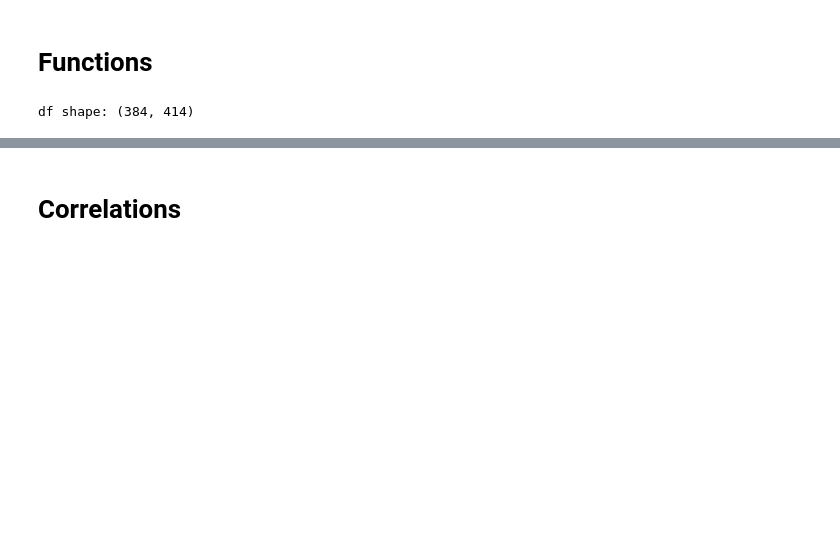
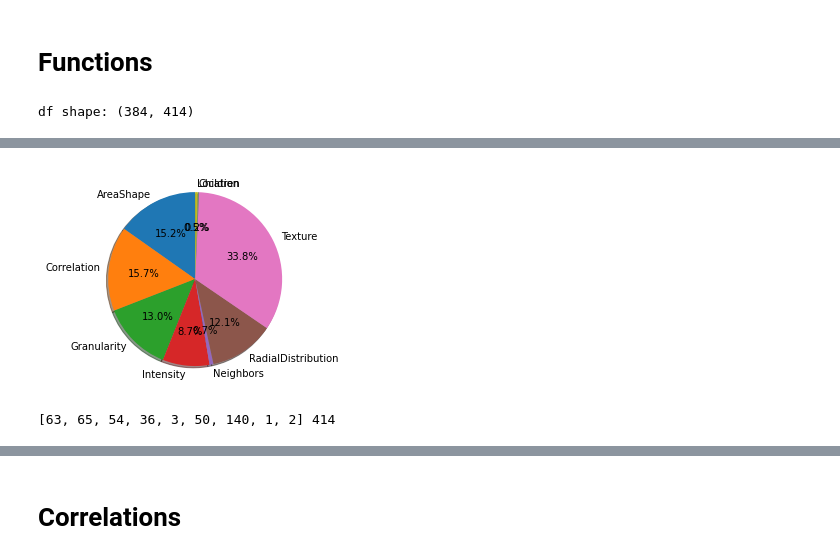
Before and after one commit to broadinstitute/NeuroPainting, a Jupyter notebook: analysis/STEM1_01_eda.ipynb, the cells around one changed output, grey strips where cells are left out. Cells and saved outputs as stored; diff of their text form; code cells hidden in the pictures; blank space fills up the shorter version.

```diff
--- a/analysis/STEM1_01_eda.ipynb
+++ b/analysis/STEM1_01_eda.ipynb
@@ -121,0 +174,20 @@ df shape: (384, 414)
+# %%
+# Features by feature type
+all_features = data_by_well.columns.tolist()
+all_feature_types = [i.split('_')[1] for i in all_features]
+all_feature_types = Counter(all_feature_types)
+labels = []
+sizes = []
+
+fig1, ax1 = plt.subplots()
+for x,y in all_feature_types.items():
+    labels.append(x)
+    sizes.append(y)
+
+ax1.pie(sizes, labels=labels, autopct='%1.1f%%',
+        shadow=True, startangle=90)
+plt.show()
+print(sizes,sum(sizes))
+# %% [output]
+[figure, added]
+[63, 65, 54, 36, 3, 50, 140, 1, 2] 414
```
Also changed, not shown: parts of 15 cells of this notebook.
